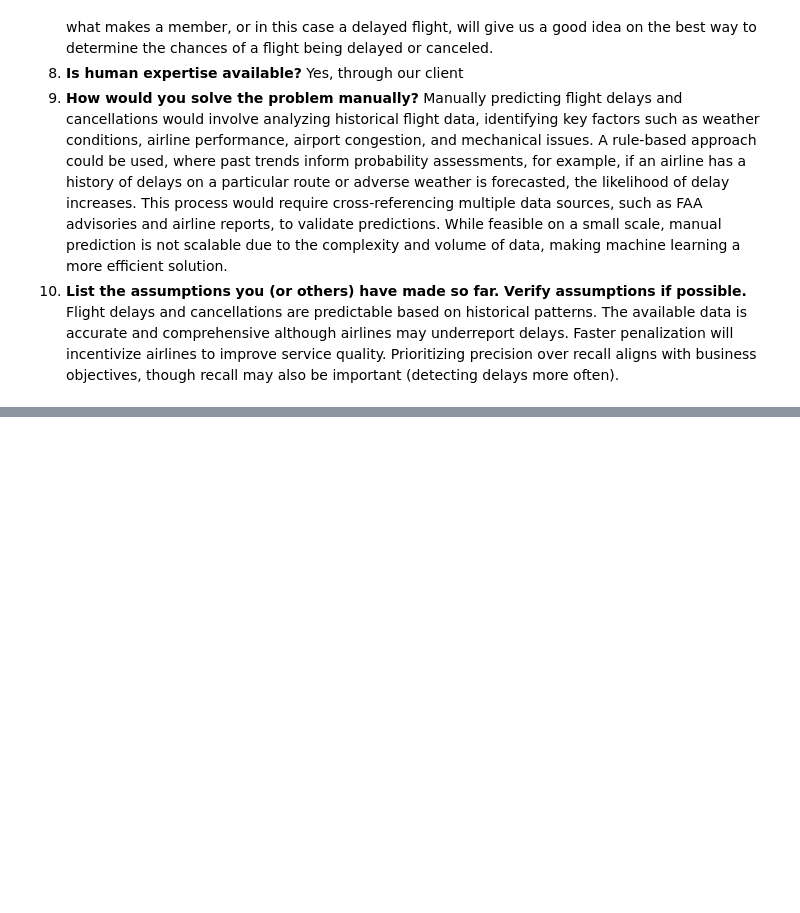
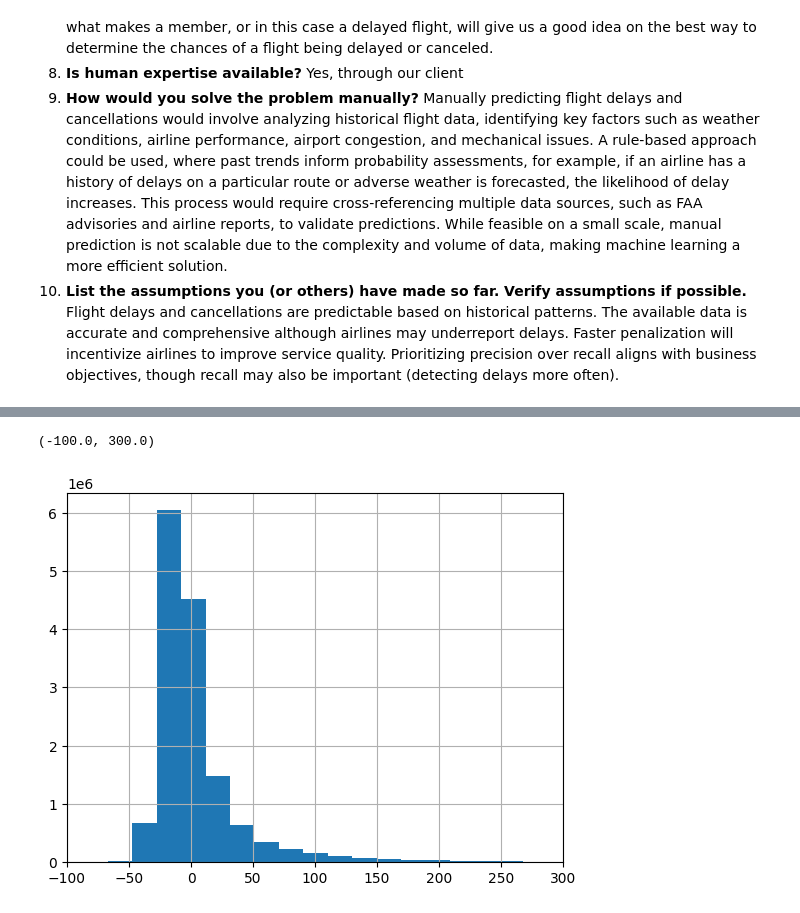
Before and after one commit to CollinmcCastro/Delayed-Flights, a Jupyter notebook: Delayed.ipynb, the cells around one changed output, grey strips where cells are left out. Drawn from its saved outputs; the diff is of its cells as text; code cells hidden in the pictures; blank space fills up the shorter version.

Commit message:
added Dereks changes to the repo

```diff
--- a/Delayed.ipynb
+++ b/Delayed.ipynb
@@ -39,0 +52,26 @@ Frame the Problem
+# %%
+def download_flights_data():
+    df_list = []
+
+    for filename in os.listdir("/Users/derekh/Desktop/neural networks/PROJ-Delayed-Real"):
+
+        if filename.endswith('.csv'):
+            file_path = os.path.join("/Users/derekh/Desktop/neural networks/PROJ-Delayed-Real", filename)
+            df = pd.read_csv(file_path)
+            df_list.append(df)
+
+    data = pd.concat(df_list, ignore_index=True)
+
+    data.to_csv('flights_data.csv', index=False)
+    return pd.read_csv('flights_data.csv')
+
+def load_flights_data():
+    if os.path.exists('flights_data.csv'):
+        print('flights_data.csv already exists, skipping download')
+        data = pd.read_csv('flights_data.csv')
+    else:
+        print('Downloading flights data...')
+        data = download_flights_data()
+    return data
+# %%
+flights_data = load_flights_data()
@@ -39,0 +178,3 @@ Frame the Problem
+# %%
+# remove diverted flights from data
+flights_data = flights_data[flights_data['Diverted'] == 0]
@@ -39,0 +199,7 @@ Frame the Problem
+# %%
+# Arrival delay histogram
+flights_data['ArrDelay'].hist(bins=300)
+plt.xlim(-100, 300)
+# %% [output]
+(-100.0, 300.0)
+[figure, added]
```
Also changed, not shown: parts of 52 cells of this notebook.
